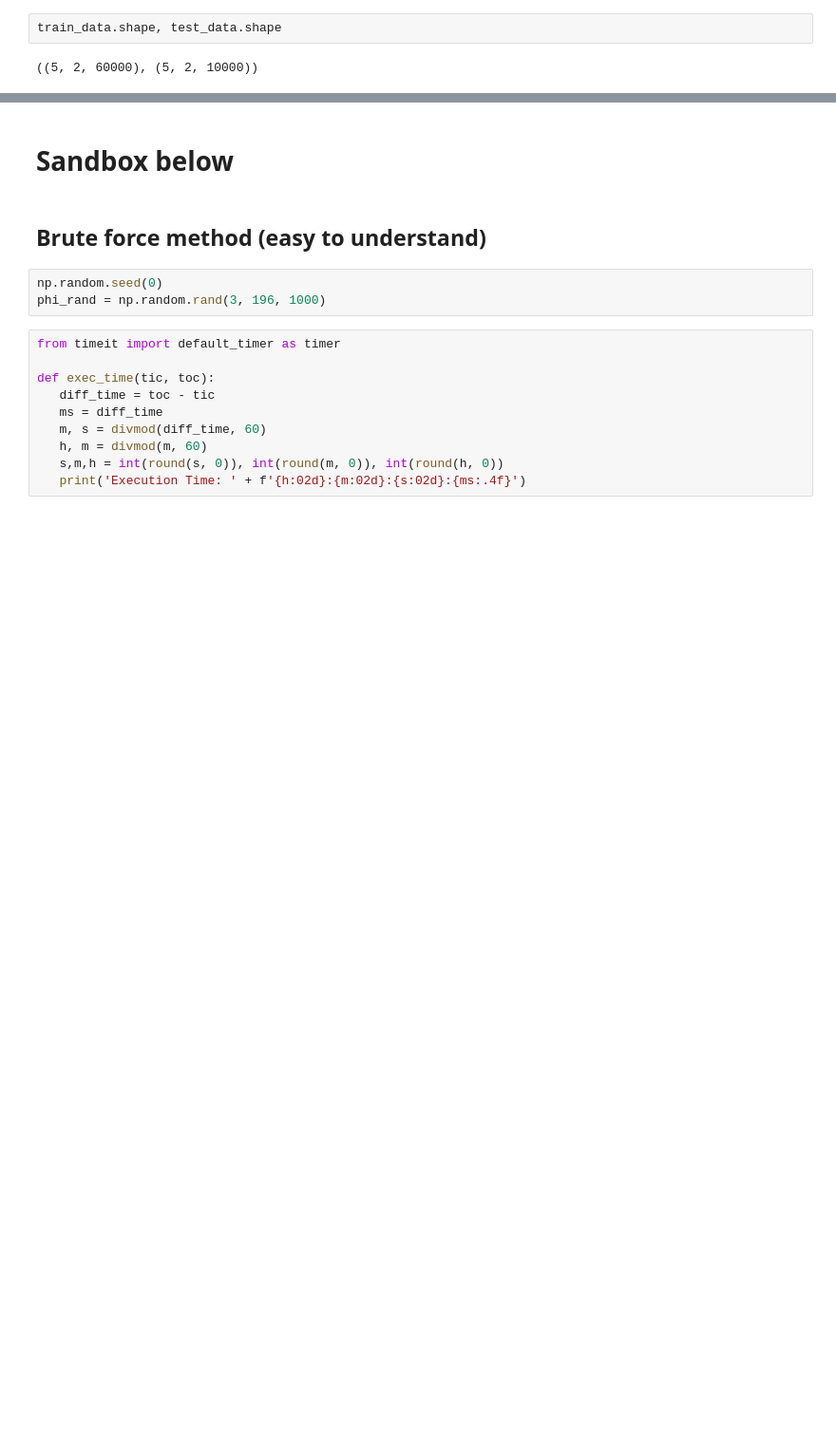
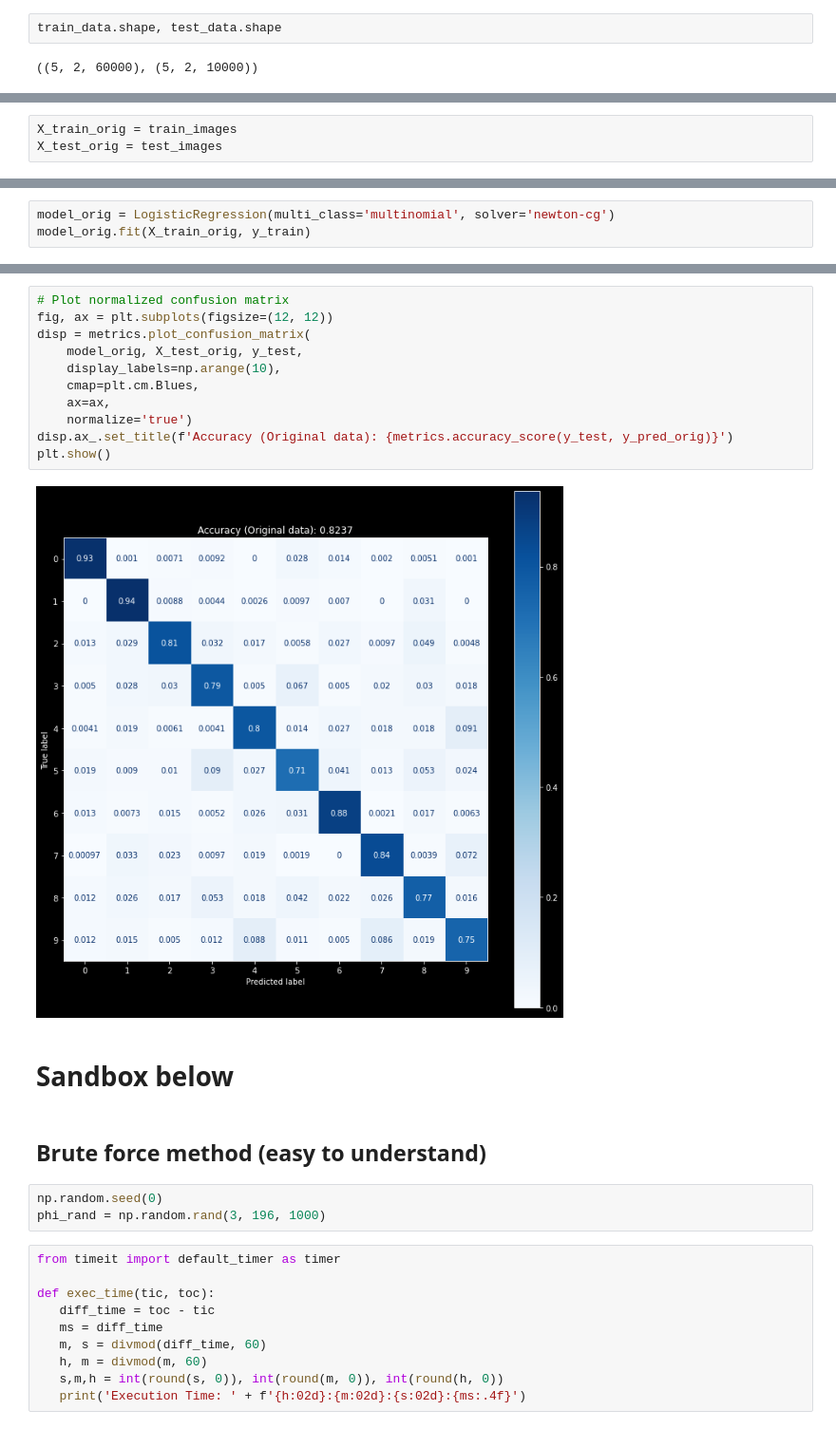
Before and after one commit to jordansauce/tensor-networks-algos, a Jupyter notebook: stoudenmire2018learning/notebook.ipynb, the cells around one changed output, grey strips where cells are left out. Shown: that part at 95% size. Drawn from its saved outputs; the diff is of its cells as text; blank space fills up the shorter version.

```diff
--- a/stoudenmire2018learning/notebook.ipynb
+++ b/stoudenmire2018learning/notebook.ipynb
@@ -508,0 +576,3 @@ train_data.shape, test_data.shape
+# %%
+X_train_orig = train_images
+X_test_orig = test_images
@@ -508,0 +583,3 @@ train_data.shape, test_data.shape
+# %%
+model_orig = LogisticRegression(multi_class='multinomial', solver='newton-cg')
+model_orig.fit(X_train_orig, y_train)
@@ -509 +611,14 @@ train_data.shape, test_data.shape
+# %%
+# Plot normalized confusion matrix
+fig, ax = plt.subplots(figsize=(12, 12))
+disp = metrics.plot_confusion_matrix(
+    model_orig, X_test_orig, y_test,
+    display_labels=np.arange(10),
+    cmap=plt.cm.Blues,
+    ax=ax,
+    normalize='true')
+disp.ax_.set_title(f'Accuracy (Original data): {metrics.accuracy_score(y_test, y_pred_orig)}')
+plt.show()
+# %% [output]
+[figure, added]
 # %% [markdown]
```
Also changed, not shown: parts of 16 cells of this notebook.
